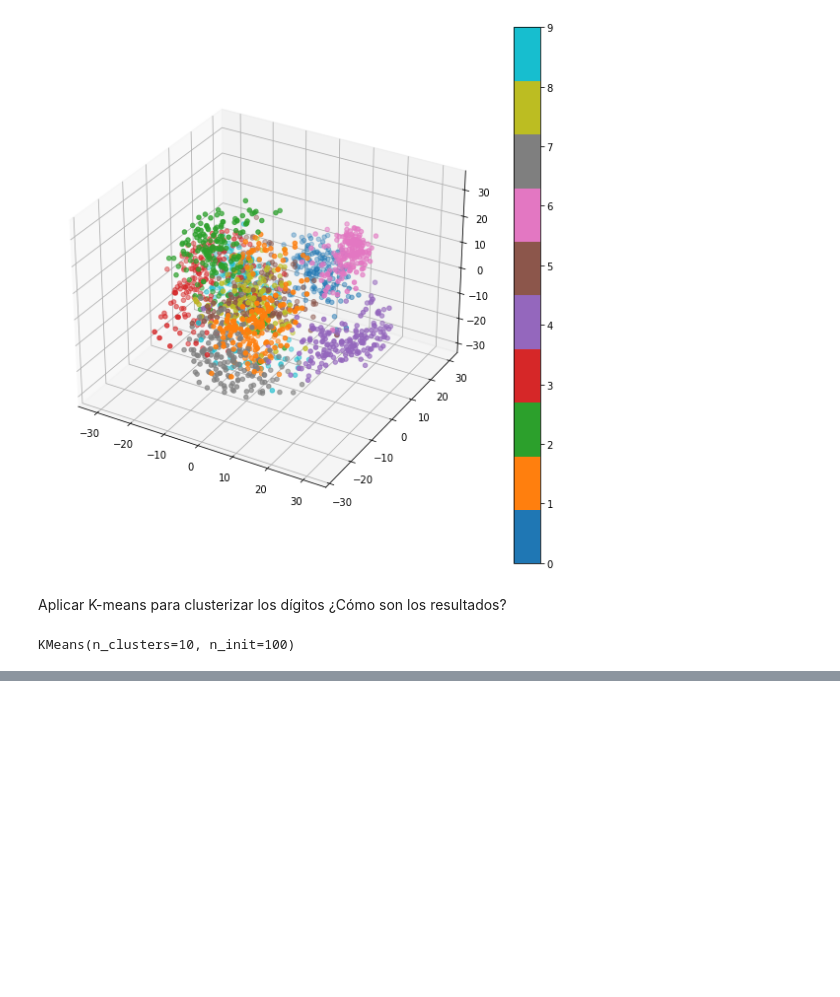
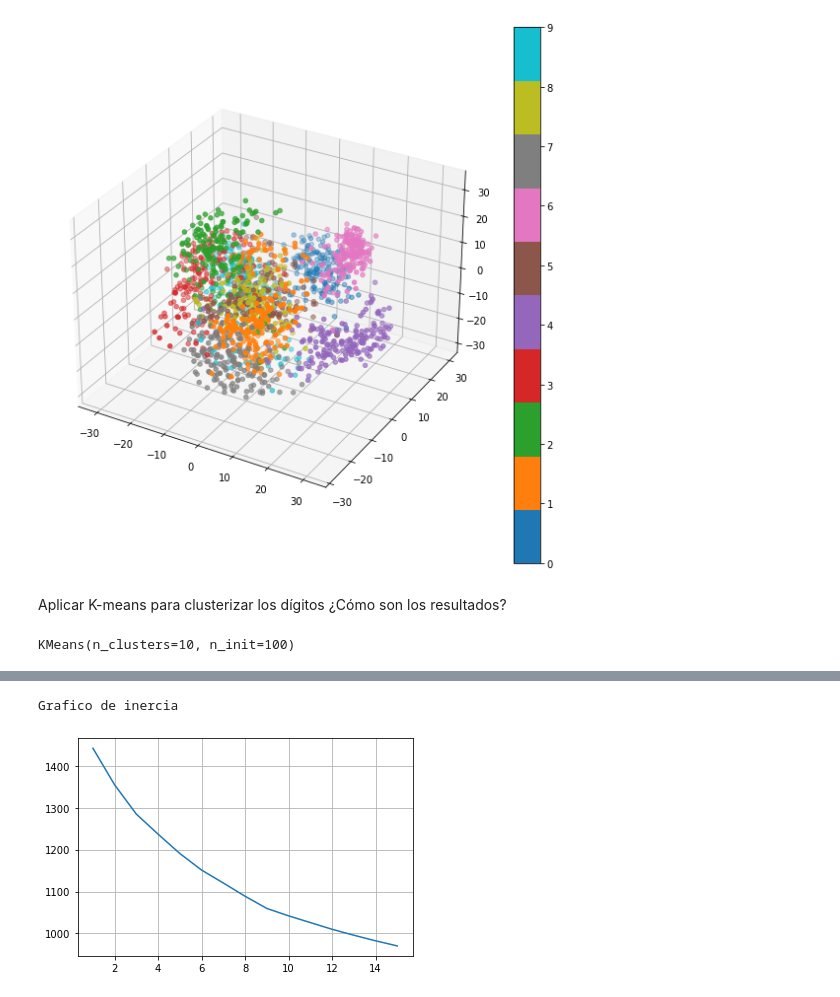
Before and after one commit to GonzaloRomeroR/CEIA, a Jupyter notebook: intro_ia/clase2/PCA-MNIST.ipynb, the cells around one changed output, grey strips where cells are left out. Saved outputs shown, nothing was run; the diff lists cells and outputs as text; code cells hidden in the pictures; blank space fills up the shorter version.

```diff
--- a/intro_ia/clase2/PCA-MNIST.ipynb
+++ b/intro_ia/clase2/PCA-MNIST.ipynb
@@ -220,0 +223,14 @@ tab
+# %%
+inertias = []
+max_clusters = np.unique(y).shape[0] + 5
+for n_clusters in range(1, max_clusters + 1):
+    kmeans = KMeans(n_clusters=n_clusters, n_init=100)
+    kmeans.fit(X_new_reduc)
+    inertias.append(np.sqrt(kmeans.inertia_))
+# %%
+print("Grafico de inercia")
+plt.plot(range(1, max_clusters + 1), inertias)
+plt.grid()
+# %% [output]
+Grafico de inercia
+[figure, added]
```
Also changed, not shown: parts of 8 cells of this notebook.
